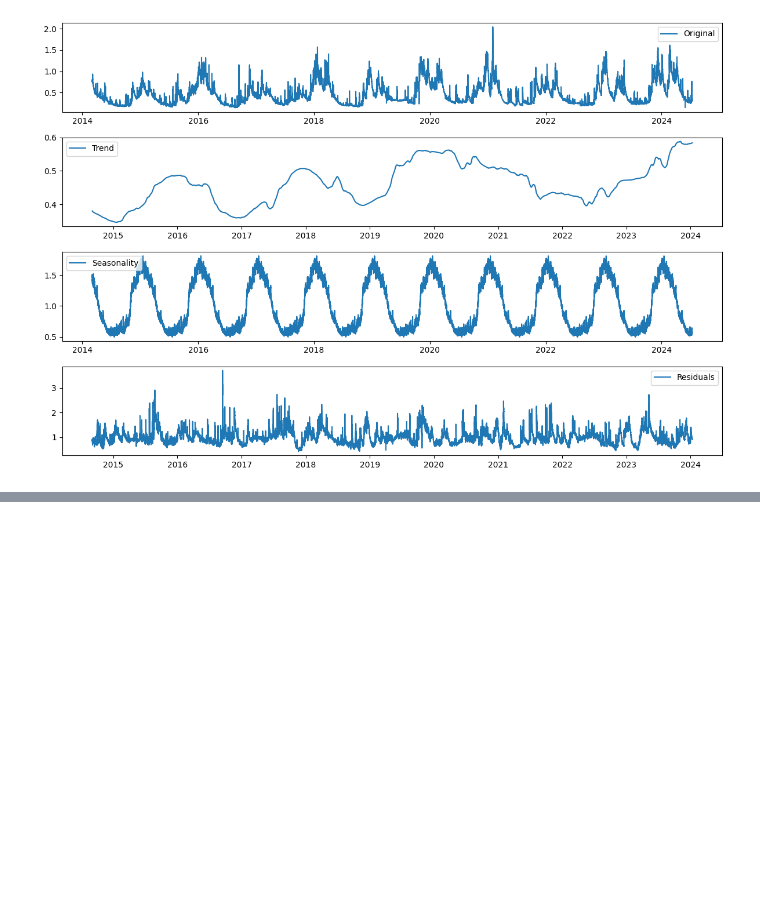
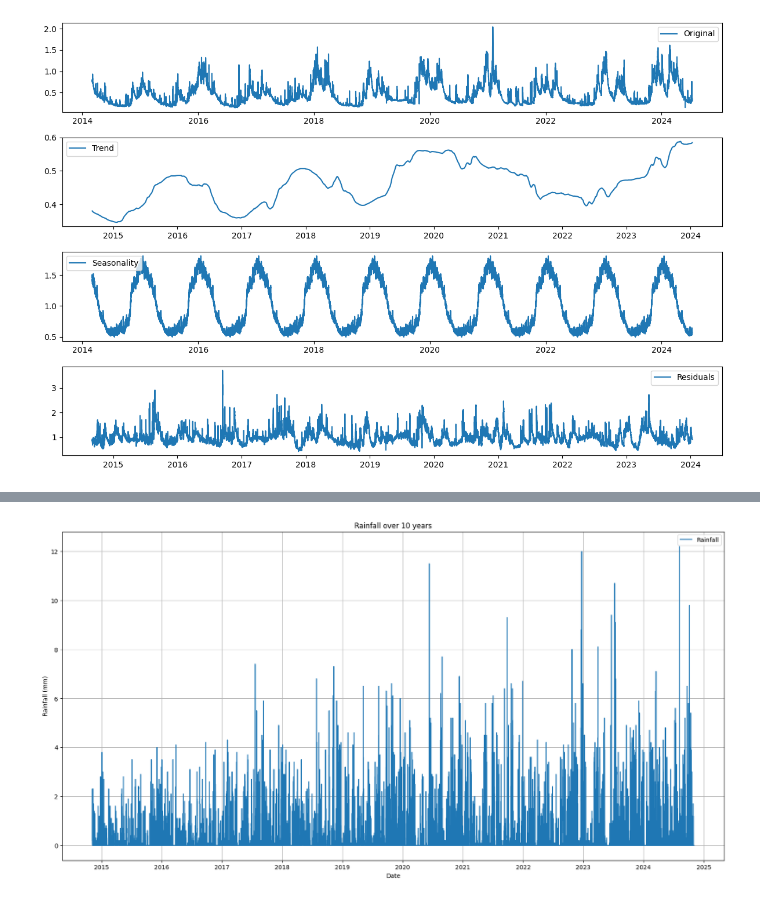
Before and after one commit to mishadcf/Flood-Prediction-Cornwall, a Jupyter notebook: notebooks/EDA.ipynb, the cells around one changed output, grey strips where cells are left out. Drawn from its saved outputs; the diff is of its cells as text; code cells hidden in the pictures; blank space fills up the shorter version.

Commit message:
adds rainfall analysis

```diff
--- a/notebooks/EDA.ipynb
+++ b/notebooks/EDA.ipynb
@@ -403,0 +530,15 @@ plt.tight_layout()
+# %%
+ten_year_data['date'] = pd.to_datetime(ten_year_data['date'])
+ten_year_data.set_index('date', inplace=True)
+# %%
+import matplotlib.pyplot as plt
+plt.figure(figsize=(20,10))
+plt.plot(ten_year_data.index,ten_year_data['rain'], label = 'Rainfall')
+plt.xlabel('Date')
+plt.ylabel('Rainfall (mm)')
+plt.title('Rainfall over 10 years')
+plt.legend()
+plt.grid(True)
+plt.show()
+# %% [output]
+[figure, added]
```
Also changed, not shown: parts of 40 cells of this notebook.
